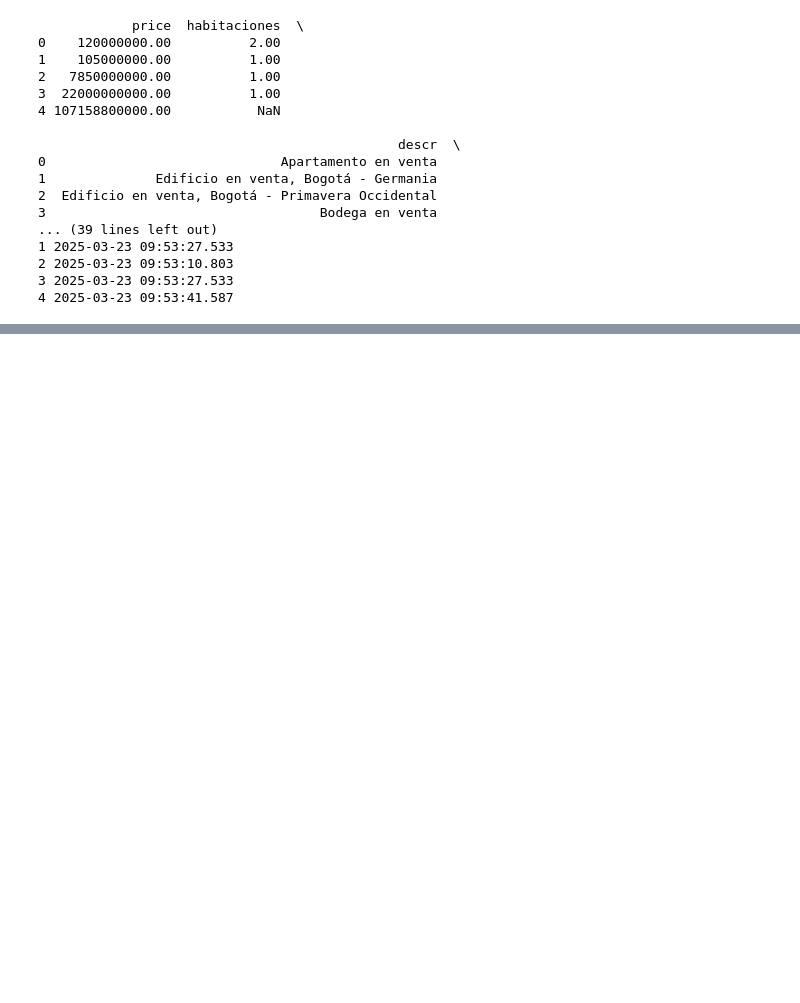
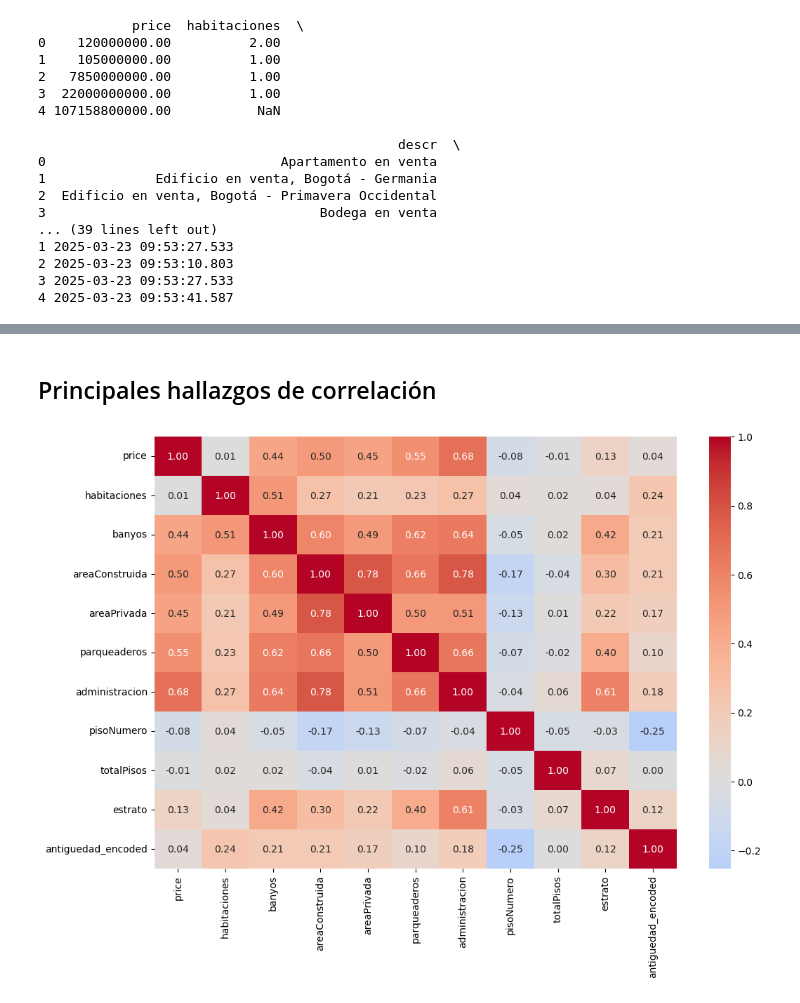
Before and after one commit to andresporras3423/notebooks, a Jupyter notebook: analyze_data_inmuebles.ipynb, the cells around one changed output, grey strips where cells are left out. Saved outputs shown, nothing was run; the diff lists cells and outputs as text; code cells hidden in the pictures; blank space fills up the shorter version.

Commit message:
save changes after completing the machine learning models, but prevoous to clean the report

```diff
--- a/analyze_data_inmuebles.ipynb
+++ b/analyze_data_inmuebles.ipynb
@@ -108,5 +263,5 @@ summary_statistics
 # %%
-trash_columns = ['descr', 'link','id']
+trash_columns = ['descr', 'link','id','date_modified','date_created']
 df_nuevo = df.drop(columns=trash_columns)
 df_nuevo.info()
 # %% [output]
@@ -160,0 +285,20 @@ create_box(df_nuevo)
+# %%
+print(f"records before cleaning dataframe: {df_nuevo.count()}")
+def clean_dataframe(df_):
+    # Remove rows with negative values, ignoring NaNs
+    for col in columns_to_check:
+        df_ = df_[(df_[col] >= 0) | (df_[col].isnull())]
+
+    print(f"Total rows after removing negatives: {df_.shape[0]}")
+
+    # Remove rows where 'estrato' is greater than 6, ignoring NaNs
+    df_ = df_[(df_['estrato'] <= 6) | (df_['estrato'].isnull())]
+
+    df_['estadoInmueble'] = df_['estadoInmueble'].replace('¡Pregúntale!', np.nan)
+    # Reset the DataFrame index
+    df_.reset_index(drop=True, inplace=True)
+
+    return df_
+
+df_cleaned=clean_dataframe(df_nuevo)
+print(f"records after cleaning dataframe: {df_cleaned.count()}")
@@ -160,0 +477,6 @@ create_box(df_nuevo)
+# %% [markdown]
+## Principales hallazgos de correlación
+# %%
+corr_matrix(df_no_outliers[numerics])
+# %% [output]
+[figure, added]
```
Also changed, not shown: parts of 83 cells of this notebook, 4 other files.
